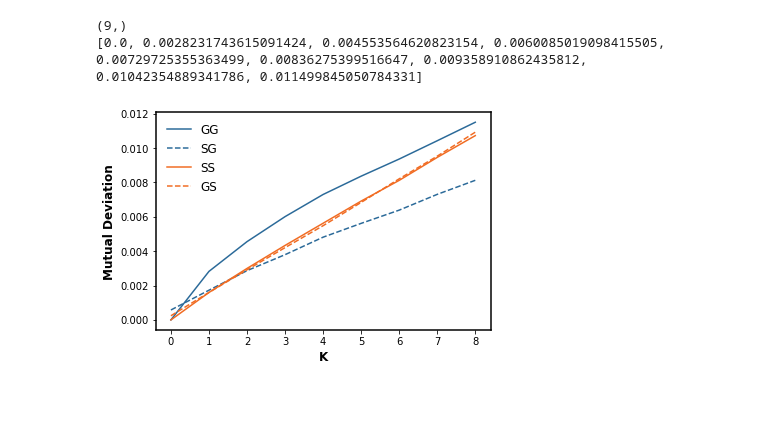
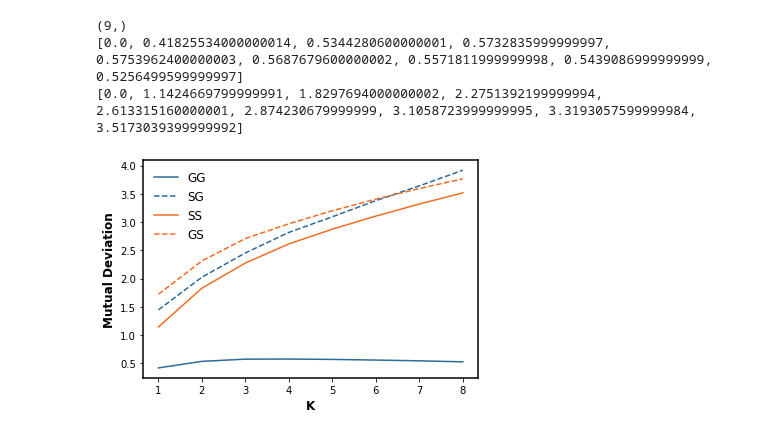
Before and after one commit to baldFemale/OpenInnovationFramework, a Jupyter notebook: Mechanism/MutualDeviation_across_K/Evaluator.ipynb, the cells around one changed output. Saved outputs shown, nothing was run; the diff lists cells and outputs as text; code cells hidden in the pictures; blank space fills up the shorter version.

```diff
--- a/Mechanism/MutualDeviation_across_K/Evaluator.ipynb
+++ b/Mechanism/MutualDeviation_across_K/Evaluator.ipynb
@@ -41,49 +41,46 @@ color_pairs = [[shallow_purple, deep_purple],  [shallow_green, deep_green],
                [shallow_grey, deep_grey]]
 morandi_colors = [morandi_blue, morandi_green, morandi_yellow, morandi_orange, morandi_pink, morandi_red, morandi_purple]
 # %%
-data_folder = r"E:\data\gst-0815-23\Mechanism_3\MutualDeviation_across_K_alpha_0.25_2"
-gg_climb_file = data_folder + r"\gg_mutual_deviation_across_K"
-gs_climb_file = data_folder + r"\gs_mutual_deviation_across_K"
-ss_climb_file = data_folder + r"\ss_mutual_deviation_across_K"
-sg_climb_file = data_folder + r"\sg_mutual_deviation_across_K"
+data_folder = r"E:\data\gst-0815-23\Mechanism_5\MutualDeviation_across_K"
+gg_deviation_file = data_folder + r"\gg_mutual_deviation_across_K"
+gs_deviation_file = data_folder + r"\gs_mutual_deviation_across_K"
+ss_deviation_file = data_folder + r"\ss_mutual_deviation_across_K"
+sg_deviation_file = data_folder + r"\sg_mutual_deviation_across_K"
 
-with open(gg_climb_file, 'rb') as infile:
-    gg_climb = pickle.load(infile)
-with open(gs_climb_file, 'rb') as infile:
-    gs_climb = pickle.load(infile)
-with open(ss_climb_file, 'rb') as infile:
-    ss_climb = pickle.load(infile)
-with open(sg_climb_file, 'rb') as infile:
-    sg_climb = pickle.load(infile)
-print(np.array(gg_climb).shape)
-print(gg_climb)
+with open(gg_deviation_file, 'rb') as infile:
+    gg_deviation = pickle.load(infile)
+with open(gs_deviation_file, 'rb') as infile:
+    gs_deviation = pickle.load(infile)
+with open(ss_deviation_file, 'rb') as infile:
+    ss_deviation = pickle.load(infile)
+with open(sg_deviation_file, 'rb') as infile:
+    sg_deviation = pickle.load(infile)
+print(np.array(gg_deviation).shape)
+print(gg_deviation)
+print(ss_deviation)
 # %% [output]
 (9,)
-[0.0, 0.0028231743615091424, 0.004553564620823154, 0.0060085019098415505, 0.00729725355363499, 0.00836275399516647, 0.009358910862435812, 0.01042354889341786, 0.011499845050784331]
+[0.0, 0.41825534000000014, 0.5344280600000001, 0.5732835999999997, 0.5753962400000003, 0.5687679600000002, 0.5571811999999998, 0.5439086999999999, 0.5256499599999997]
+[0.0, 1.1424669799999991, 1.8297694000000002, 2.2751392199999994, 2.613315160000001, 2.874230679999999, 3.1058723999999995, 3.3193057599999984, 3.5173039399999992]
 # %%
 # GST Fitness
-x = range(len(gg_climb))
+x = range(1, 9)
 fig, ax = plt.subplots()
 ax.spines["left"].set_linewidth(1.5)
 ax.spines["right"].set_linewidth(1.5)
 ax.spines["top"].set_linewidth(1.5)
 ax.spines["bottom"].set_linewidth(1.5)
-plt.plot(x, gg_climb, "-", label="GG", color=nature_blue)
-plt.plot(x, sg_climb, "--", label="SG", color=nature_blue)
+plt.plot(x, gg_deviation[1:], "-", label="GG", color=nature_blue)
+plt.plot(x, sg_deviation[1:], "--", label="SG", color=nature_blue)
 
-plt.plot(x, ss_climb, "-", label="SS", color=nature_orange)
-plt.plot(x, gs_climb, "--", label="GS", color=nature_orange)
-
-# The solid line is for homogeneous components, so basically it is consistent with the independent perspective (without fitness and only by chance)
-# However, when they are exposed to difference resource. They behave in totally different directions
-# For S: S gains more when it searches upon the established solution from G
-# For G: G gains less when it searches upon the established solutions from S. In other words, G also cannot get rid of the partial attractiveness established by S
+plt.plot(x, ss_deviation[1:], "-", label="SS", color=nature_orange)
+plt.plot(x, gs_deviation[1:], "--", label="GS", color=nature_orange)
 
 plt.xlabel('K', fontweight='bold', fontsize=12)
 plt.ylabel('Mutual Deviation', fontweight='bold', fontsize=12)
 plt.xticks(x)
 plt.legend(frameon=False, ncol=1, fontsize=12)
-plt.savefig(data_folder + r"\mutual_deviation_across_K.png", transparent=True, dpi=300)
+plt.savefig(data_folder + r"\Mutual_Deviation_across_K.png", transparent=True, dpi=300)
 plt.show()
 # %% [output]
-[figure, old version]
+[figure, new version]
```
Also changed, not shown: parts of 1 cell of this notebook, 9 other files.
